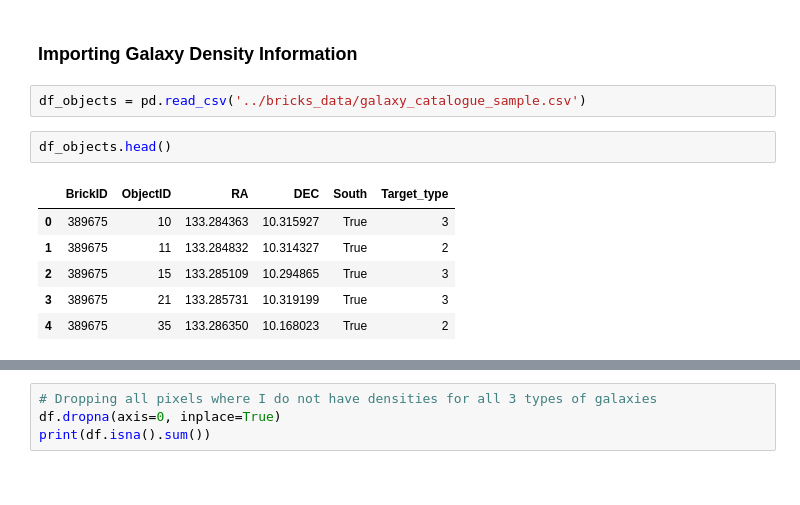
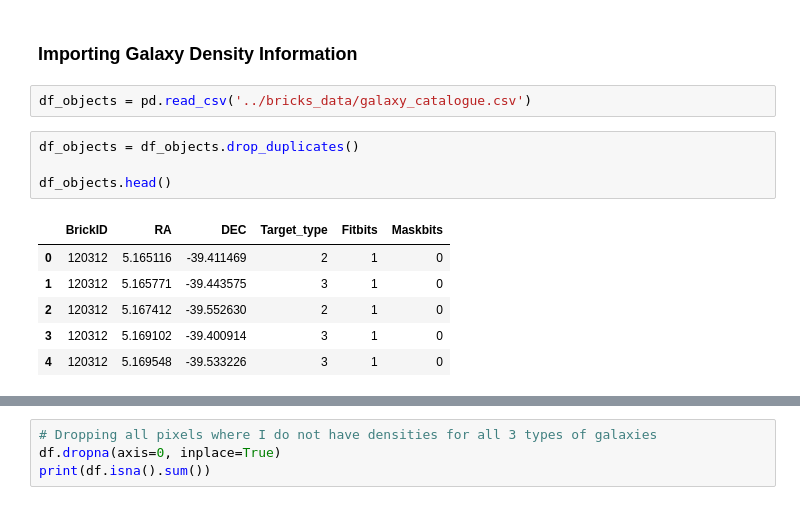
Before and after one commit to elleggert/astrostatistics, a Jupyter notebook: data_exploration/density_systematics_regression.ipynb, the cells around one changed output, grey strips where cells are left out. Saved outputs shown, nothing was run; the diff lists cells and outputs as text.

Commit message:
Reran regressions and stellar galaxy for larger galaxy and stellar catalogue

```diff
--- a/data_exploration/density_systematics_regression.ipynb
+++ b/data_exploration/density_systematics_regression.ipynb
@@ -23,16 +24,18 @@ Approximate resolution at NSIDE 256 is 0.23 deg
 # %% [markdown]
 ### Importing Galaxy Density Information
 # %%
-df_objects = pd.read_csv('../bricks_data/galaxy_catalogue_sample.csv')
+df_objects = pd.read_csv('../bricks_data/galaxy_catalogue.csv')
 # %%
+df_objects = df_objects.drop_duplicates()
+
 df_objects.head()
 # %% [output]
-|  | BrickID | ObjectID | RA | DEC | South | Target_type |
-| 0 | 389675 | 10 | 133.284363 | 10.315927 | True | 3 |
-| 1 | 389675 | 11 | 133.284832 | 10.314327 | True | 2 |
-| 2 | 389675 | 15 | 133.285109 | 10.294865 | True | 3 |
-| 3 | 389675 | 21 | 133.285731 | 10.319199 | True | 3 |
-| 4 | 389675 | 35 | 133.286350 | 10.168023 | True | 2 |
+|  | BrickID | RA | DEC | Target_type | Fitbits | Maskbits |
+| 0 | 120312 | 5.165116 | -39.411469 | 2 | 1 | 0 |
+| 1 | 120312 | 5.165771 | -39.443575 | 3 | 1 | 0 |
+| 2 | 120312 | 5.167412 | -39.552630 | 2 | 1 | 0 |
+| 3 | 120312 | 5.169102 | -39.400914 | 3 | 1 | 0 |
+| 4 | 120312 | 5.169548 | -39.533226 | 3 | 1 | 0 |
 # %%
 # LRG
 
```
Also changed, not shown: parts of 32 cells of this notebook, 1 other file.
